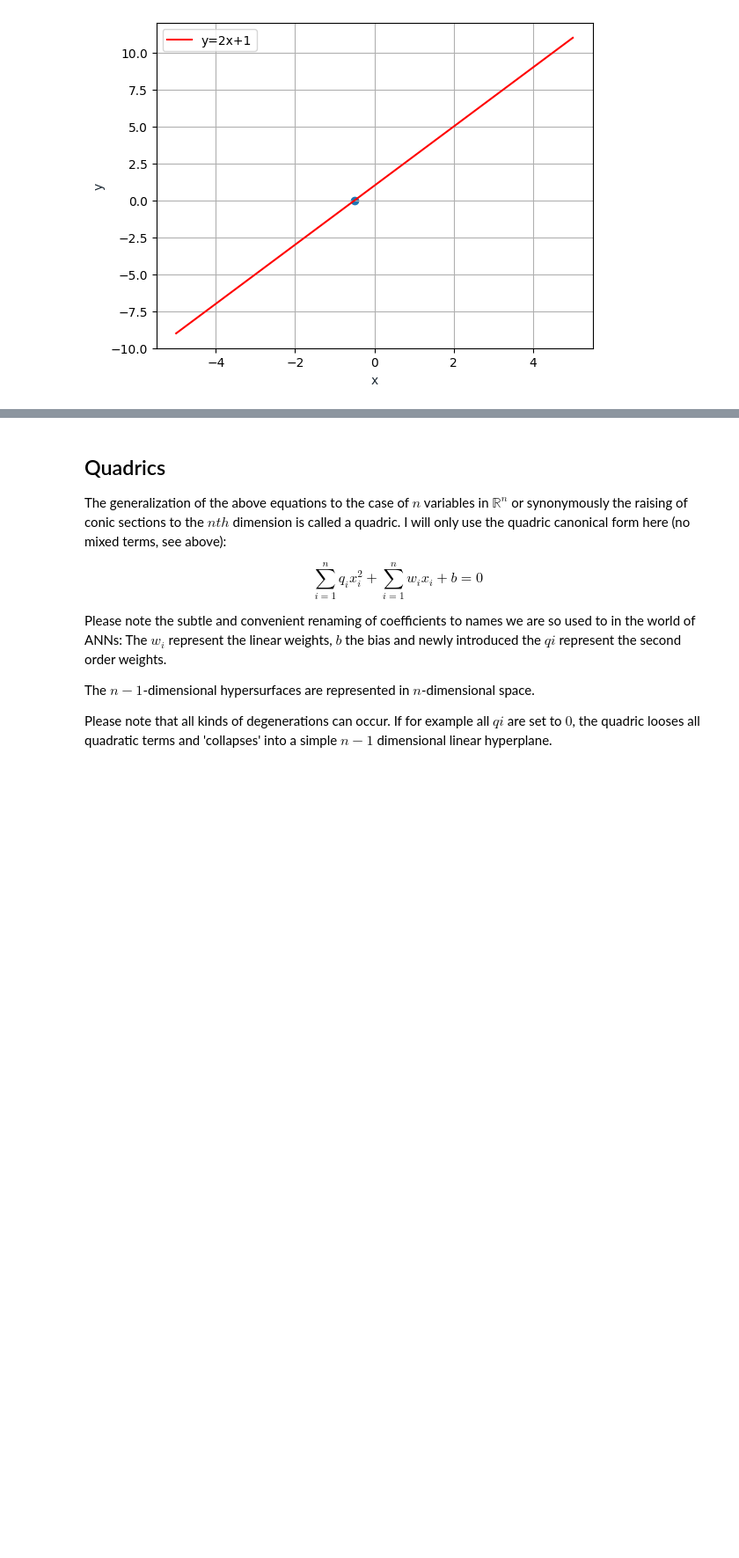
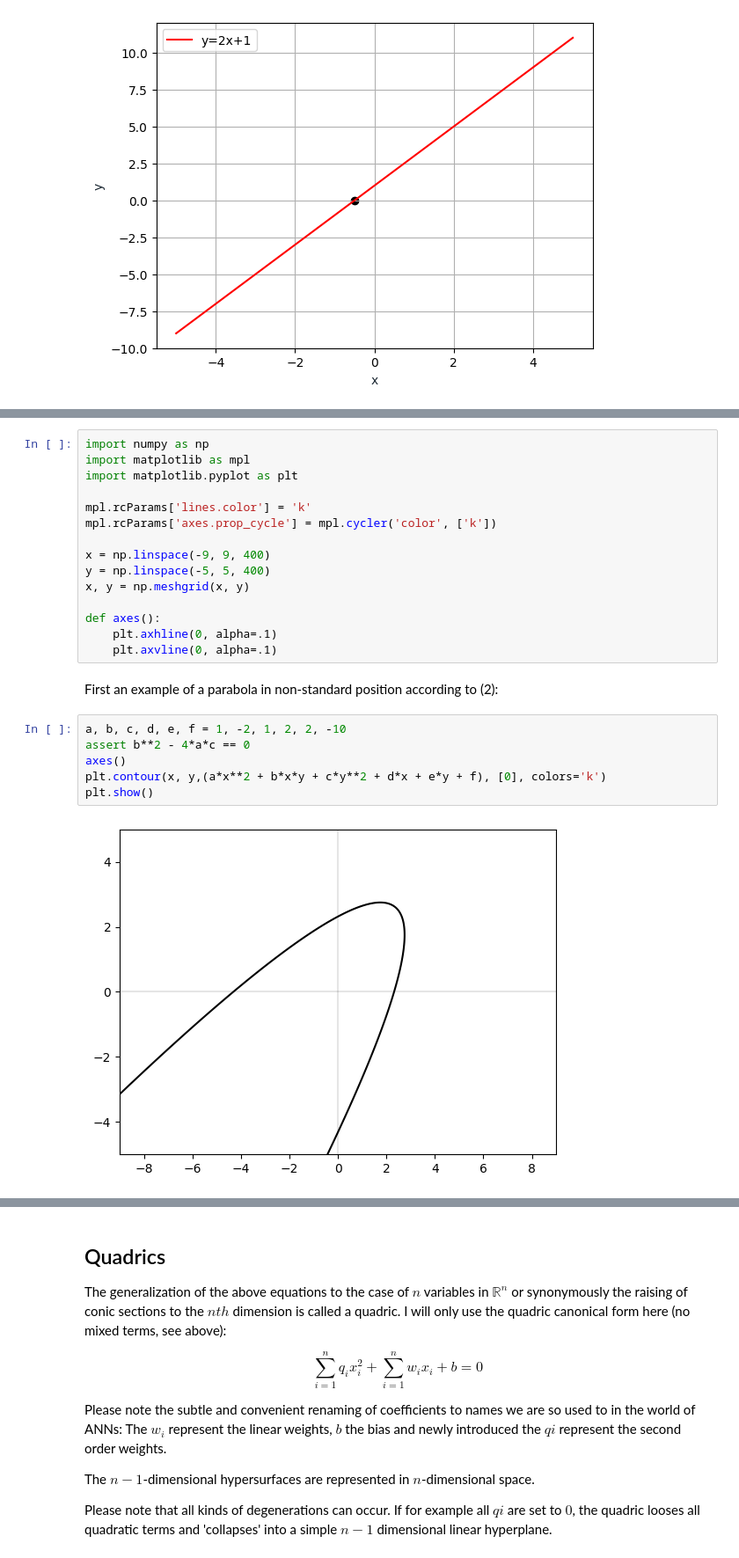
Before and after one commit to diro5t/deep_quadric_learning, a Jupyter notebook: DQL_Episode1_Motivation.ipynb, the cells around one changed output, grey strips where cells are left out. Shown at 88% size. Cells and saved outputs as stored; diff of their text form; blank space fills up the shorter version.

```diff
--- a/DQL_Episode1_Motivation.ipynb
+++ b/DQL_Episode1_Motivation.ipynb
@@ -93,0 +80,25 @@ The interested reader might want to dig deeper and study all possible normal for
+# %%
+import numpy as np
+import matplotlib as mpl
+import matplotlib.pyplot as plt
+
+mpl.rcParams['lines.color'] = 'k'
+mpl.rcParams['axes.prop_cycle'] = mpl.cycler('color', ['k'])
+
+x = np.linspace(-9, 9, 400)
+y = np.linspace(-5, 5, 400)
+x, y = np.meshgrid(x, y)
+
+def axes():
+    plt.axhline(0, alpha=.1)
+    plt.axvline(0, alpha=.1)
+# %% [markdown]
+First an example of a parabola in non-standard position according to (2):
+# %%
+a, b, c, d, e, f = 1, -2, 1, 2, 2, -10
+assert b**2 - 4*a*c == 0
+axes()
+plt.contour(x, y,(a*x**2 + b*x*y + c*y**2 + d*x + e*y + f), [0], colors='k')
+plt.show()
+# %% [output]
+[figure, added]
```
Also changed, not shown: parts of 10 cells of this notebook.
